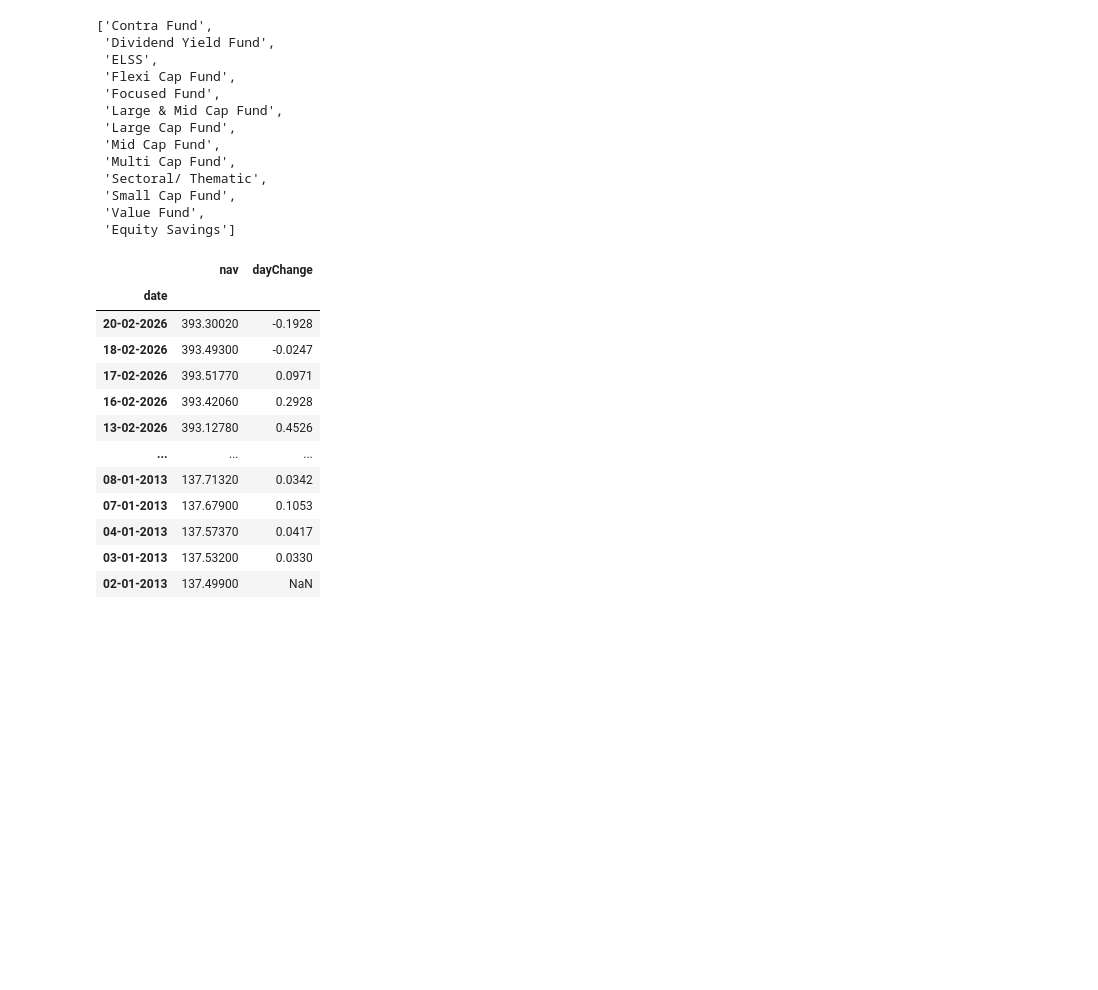
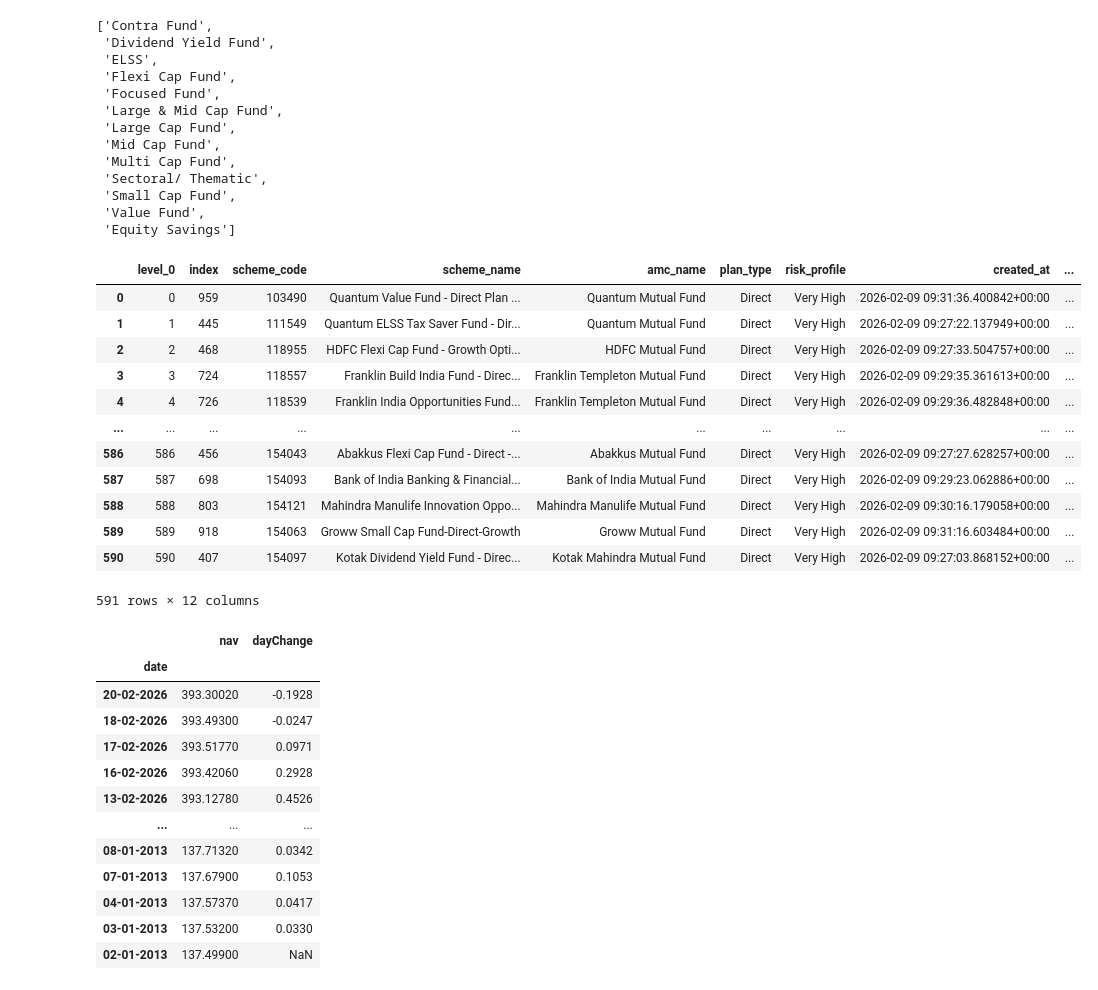
Before and after one commit to prp20/nivesh-mf-platform, a Jupyter notebook: test.ipynb, the cells around one changed output. Saved outputs shown, nothing was run; the diff lists cells and outputs as text; code cells hidden in the pictures; blank space fills up the shorter version.

```diff
--- a/test.ipynb
+++ b/test.ipynb
@@ -308,6 +308,27 @@ subcategory
  'Small Cap Fund',
  'Value Fund',
  'Equity Savings']
+# %%
+input_format = "%d-%m-%Y"
+equity_mfs['inception_date'] = pd.to_datetime(equity_mfs['inception_date'], format=input_format)
+equity_mfs.sort_values(by=['inception_date'], ascending=True, inplace=True)
+# %%
+equity_mfs.reset_index(inplace=True)
+equity_mfs
+# %% [output]
+|  | level_0 | index | scheme_code | scheme_name | amc_name | plan_type | risk_profile | created_at | ... |
+| 0 | 0 | 959 | 103490 | Quantum Value Fund - Direct Plan ... | Quantum Mutual Fund | Direct | Very High | 2026-02-09 09:31:36.400842+00:00 | ... |
+| 1 | 1 | 445 | 111549 | Quantum ELSS Tax Saver Fund - Dir... | Quantum Mutual Fund | Direct | Very High | 2026-02-09 09:27:22.137949+00:00 | ... |
+| 2 | 2 | 468 | 118955 | HDFC Flexi Cap Fund - Growth Opti... | HDFC Mutual Fund | Direct | Very High | 2026-02-09 09:27:33.504757+00:00 | ... |
+| 3 | 3 | 724 | 118557 | Franklin Build India Fund - Direc... | Franklin Templeton Mutual Fund | Direct | Very High | 2026-02-09 09:29:35.361613+00:00 | ... |
+| 4 | 4 | 726 | 118539 | Franklin India Opportunities Fund... | Franklin Templeton Mutual Fund | Direct | Very High | 2026-02-09 09:29:36.482848+00:00 | ... |
+| ... | ... | ... | ... | ... | ... | ... | ... | ... | ... |
+| 586 | 586 | 456 | 154043 | Abakkus Flexi Cap Fund - Direct -... | Abakkus Mutual Fund | Direct | Very High | 2026-02-09 09:27:27.628257+00:00 | ... |
+| 587 | 587 | 698 | 154093 | Bank of India Banking & Financial... | Bank of India Mutual Fund | Direct | Very High | 2026-02-09 09:29:23.062886+00:00 | ... |
+| 588 | 588 | 803 | 154121 | Mahindra Manulife Innovation Oppo... | Mahindra Manulife Mutual Fund | Direct | Very High | 2026-02-09 09:30:16.179058+00:00 | ... |
+| 589 | 589 | 918 | 154063 | Groww Small Cap Fund-Direct-Growth | Groww Mutual Fund | Direct | Very High | 2026-02-09 09:31:16.603484+00:00 | ... |
+| 590 | 590 | 407 | 154097 | Kotak Dividend Yield Fund - Direc... | Kotak Mahindra Mutual Fund | Direct | Very High | 2026-02-09 09:27:03.868152+00:00 | ... |
+591 rows × 12 columns
 # %%
 scheme_code = 119550
 res_dict = mf.get_scheme_historical_nav(
```
Also changed, not shown: parts of 10 cells of this notebook, 6 other files.
